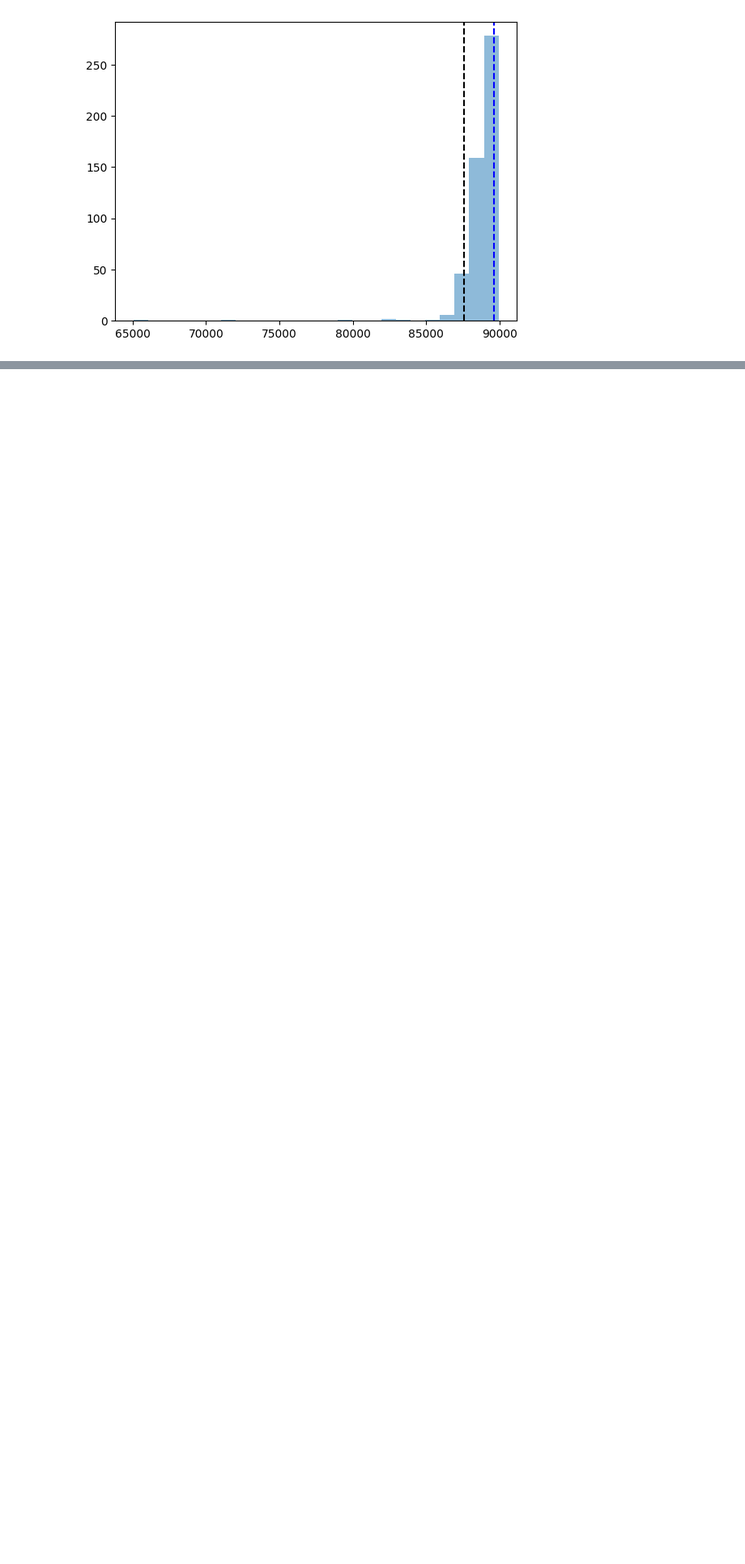
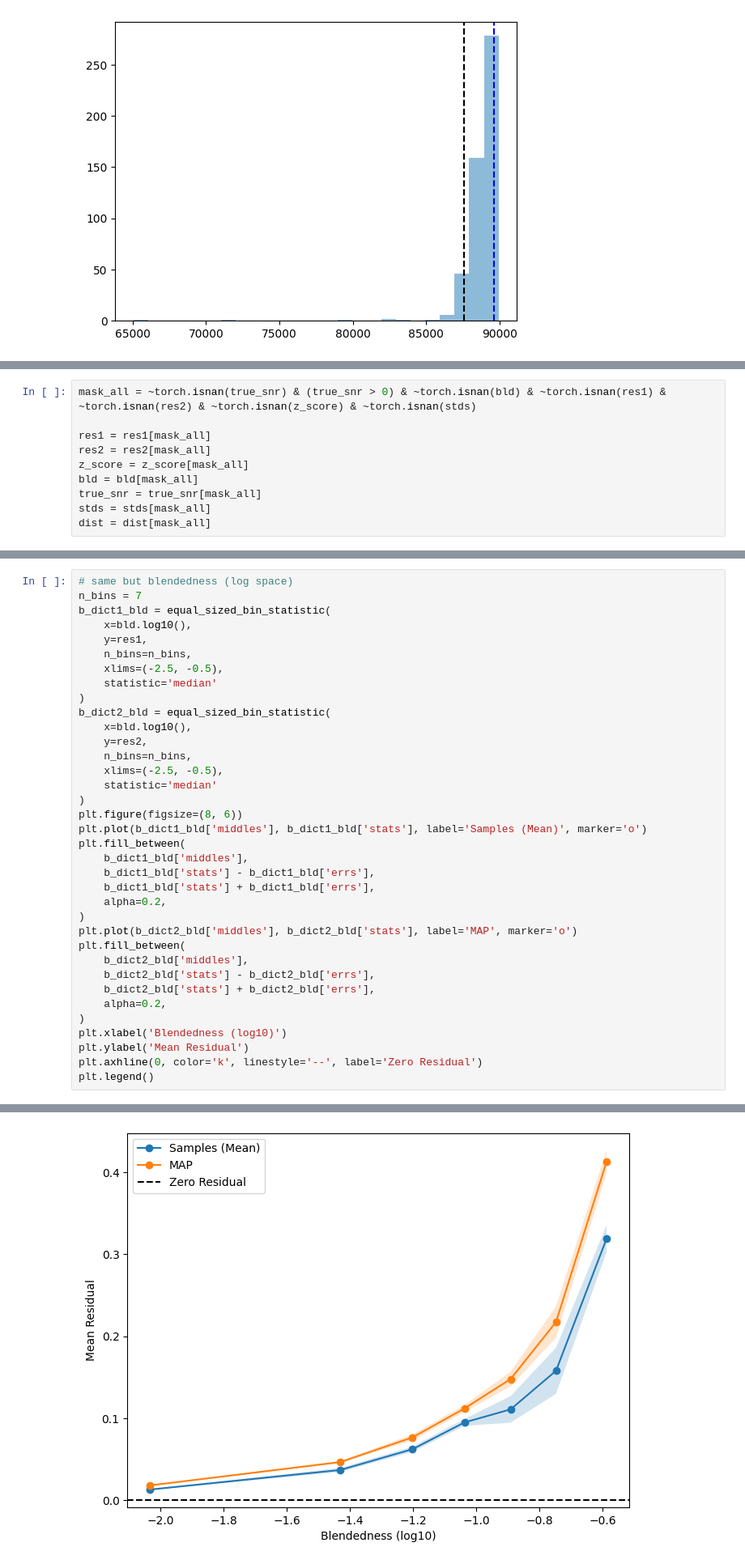
Before and after one commit to ismael-mendoza/bliss, a Jupyter notebook: experiment/notebooks/explore/pair-sim-results1.ipynb, the cells around one changed output, grey strips where cells are left out. Shown at 81% size. Cells and saved outputs as stored; diff of their text form; blank space fills up the shorter version.

```diff
--- a/experiment/notebooks/explore/pair-sim-results1.ipynb
+++ b/experiment/notebooks/explore/pair-sim-results1.ipynb
@@ -422,0 +413,10 @@ tensor(2)
+# %%
+mask_all = ~torch.isnan(true_snr) & (true_snr > 0) & ~torch.isnan(bld) & ~torch.isnan(res1) & ~torch.isnan(res2) & ~torch.isnan(z_score) & ~torch.isnan(stds)
+
+res1 = res1[mask_all]
+res2 = res2[mask_all]
+z_score = z_score[mask_all]
+bld = bld[mask_all]
+true_snr = true_snr[mask_all]
+stds = stds[mask_all]
+dist = dist[mask_all]
@@ -422,0 +484,37 @@ tensor(2)
+# %%
+# same but blendedness (log space)
+n_bins = 7
+b_dict1_bld = equal_sized_bin_statistic(
+    x=bld.log10(),
+    y=res1,
+    n_bins=n_bins,
+    xlims=(-2.5, -0.5),
+    statistic='median'
+)
+b_dict2_bld = equal_sized_bin_statistic(
+    x=bld.log10(),
+    y=res2,
+    n_bins=n_bins,
+    xlims=(-2.5, -0.5),
+    statistic='median'
+)
+plt.figure(figsize=(8, 6))
+plt.plot(b_dict1_bld['middles'], b_dict1_bld['stats'], label='Samples (Mean)', marker='o')
+plt.fill_between(
+    b_dict1_bld['middles'],
+    b_dict1_bld['stats'] - b_dict1_bld['errs'],
+    b_dict1_bld['stats'] + b_dict1_bld['errs'],
+    alpha=0.2,
+)
+plt.plot(b_dict2_bld['middles'], b_dict2_bld['stats'], label='MAP', marker='o')
+plt.fill_between(
+    b_dict2_bld['middles'],
+    b_dict2_bld['stats'] - b_dict2_bld['errs'],
+    b_dict2_bld['stats'] + b_dict2_bld['errs'],
+    alpha=0.2,
+)
+plt.xlabel('Blendedness (log10)')
+plt.ylabel('Mean Residual')
+plt.axhline(0, color='k', linestyle='--', label='Zero Residual')
+plt.legend()
+# %% [output]
@@ -422,0 +522 @@ tensor(2)
+[figure, added]
```
Also changed, not shown: parts of 49 cells of this notebook.
